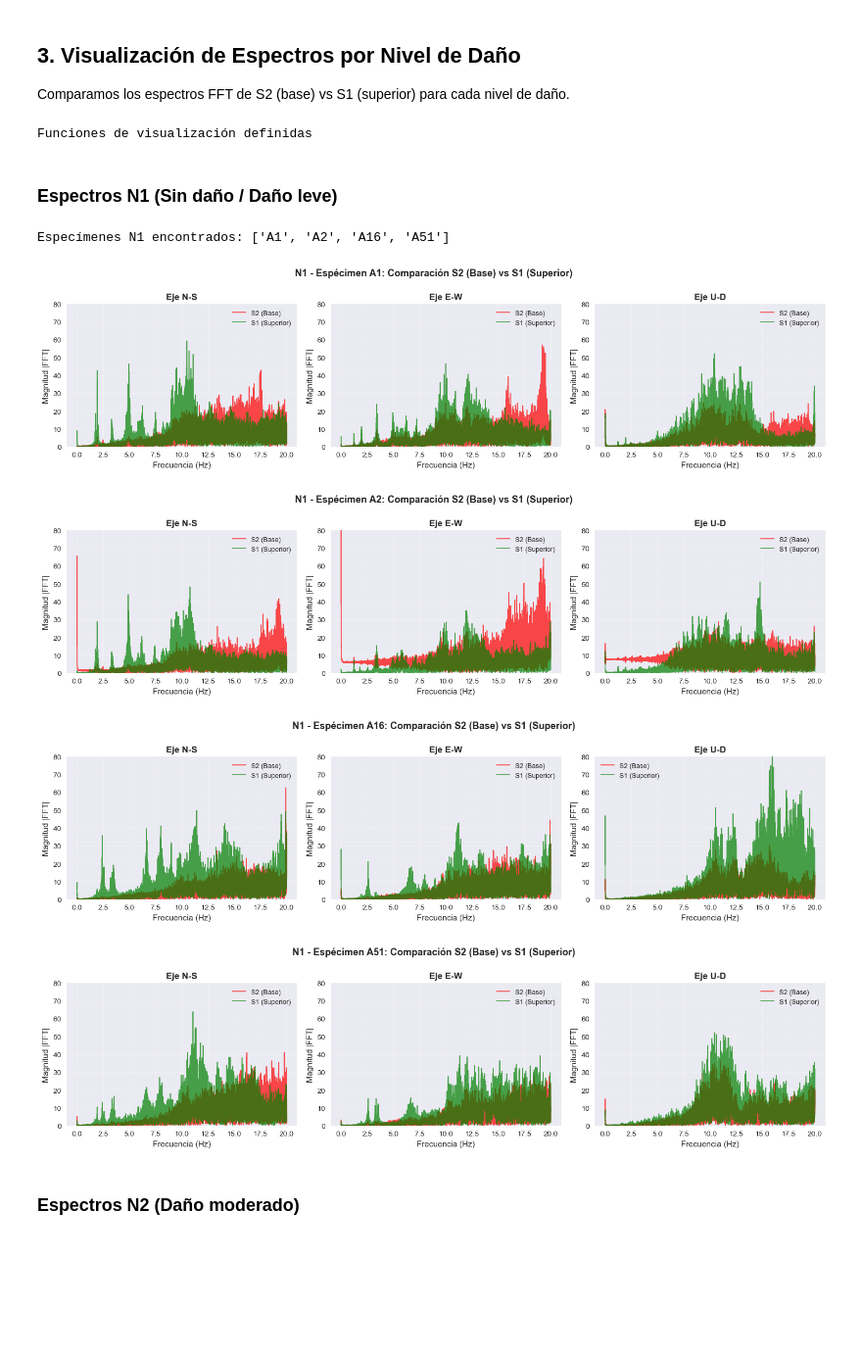
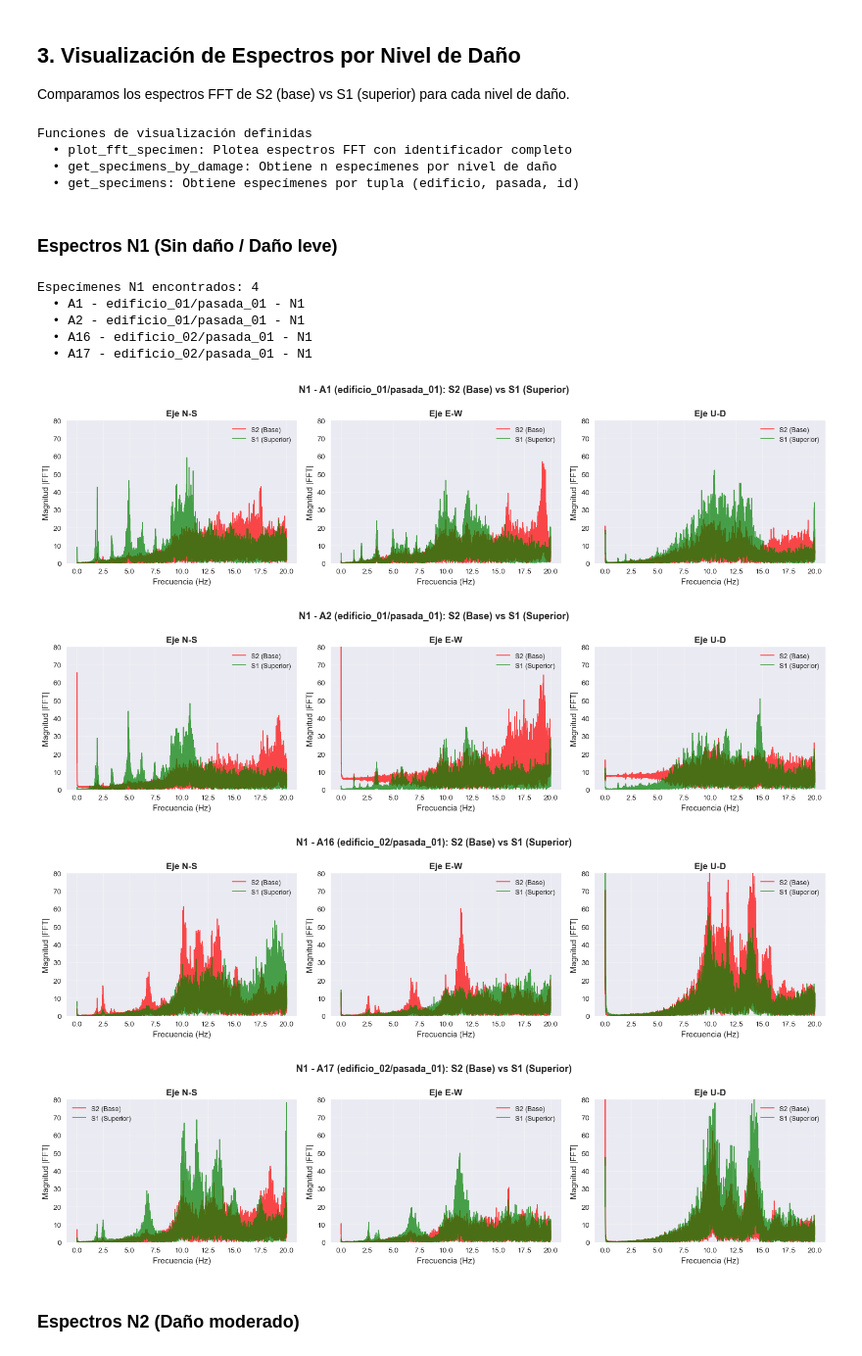
Before and after one commit to giansmart/deepsolation, a Jupyter notebook: src/notebooks_eda/2_clustering_fft_kmeans.ipynb, the cells around one changed output. Shown at 98% size. Saved outputs shown, nothing was run; the diff lists cells and outputs as text; code cells hidden in the pictures; blank space fills up the shorter version.

```diff
--- a/src/notebooks_eda/2_clustering_fft_kmeans.ipynb
+++ b/src/notebooks_eda/2_clustering_fft_kmeans.ipynb
@@ -78,7 +81,7 @@ print(f"   🎯 Especímenes a cargar: Solo base (A1, A2, ... sin -2, -3)")
 paired_data = load_paired_signals(
     signals_dir=SIGNALS_DIR,
     labels_csv=LABELS_CSV,
-    base_specimens_only=True,  # Solo especímenes base (1 medición por aislador)
+    pasada='pasada_01',        # Solo primera pasada (evita duplicados entre edificios)
     target_length=60000,       # Estandarizar a 60,000 muestras (10 min @ 100Hz)
     verbose=True               # Mostrar progreso detallado
 )
@@ -286,9 +295,11 @@ def plot_fft_specimen(pair: dict, freq_max: float = 20.0, y_max: float = 80.0, f
     """
     specimen_id = pair['specimen_id']
     nivel = pair['nivel_dano']
+    edificio = pair.get('edificio', 'N/A')
+    pasada = pair.get('pasada', 'N/A')
 
     fig, axes = plt.subplots(1, 3, figsize=figsize)
-    fig.suptitle(f'{nivel} - Espécimen {specimen_id}: Comparación S2 (Base) vs S1 (Superior)',
+    fig.suptitle(f'{nivel} - {specimen_id} ({edificio}/{pasada}): S2 (Base) vs S1 (Superior)',
                  fontsize=13, fontweight='bold')
 
     axis_names = ['N-S', 'E-W', 'U-D']
@@ -322,38 +333,73 @@ def get_specimens_by_damage(fft_data: list, nivel: str, n: int = 3) -> list:
     return specimens[:n]
 
 
-def get_specimens_by_id(fft_data: list, specimen_ids: list) -> list:
-    """Obtiene especímenes por sus IDs específicos."""
-    specimens = [p for p in fft_data if p['specimen_id'] in specimen_ids]
-    # Mantener el orden solicitado
-    ordered = []
-    for sid in specimen_ids:
-        for s in specimens:
-            if s['specimen_id'] == sid:
-                ordered.append(s)
+def get_specimens(fft_data: list, specimen_specs: list) -> list:
+    """
+    Obtiene especímenes por identificador completo (edificio, pasada, specimen_id).
+
+    Args:
+        fft_data: Lista de diccionarios con datos FFT
+        specimen_specs: Lista de tuplas (edificio, pasada, specimen_id)
+
+    Returns:
+        Lista de especímenes en el orden solicitado
+
+    Example:
+        >>> get_specimens(data, [
+        ...     ('edificio_01', 'pasada_01', 'A1'),
+        ...     ('edificio_02', 'pasada_01', 'A2')
+        ... ])
+    """
+    specimens = []
+    for spec in specimen_specs:
+        edificio, pasada, specimen_id = spec
+        for p in fft_data:
+            if (p.get('edificio') == edificio and
+                p.get('pasada') == pasada and
+                p['specimen_id'] == specimen_id):
+                specimens.append(p)
                 break
-    return ordered
+    return specimens
 
 
 print("Funciones de visualización definidas")
+print("  • plot_fft_specimen: Plotea espectros FFT con identificador completo")
+print("  • get_specimens_by_damage: Obtiene n especímenes por nivel de daño")
+print("  • get_specimens: Obtiene especímenes por tupla (edificio, pasada, id)")
 # %% [output]
 Funciones de visualización definidas
+  • plot_fft_specimen: Plotea espectros FFT con identificador completo
+  • get_specimens_by_damage: Obtiene n especímenes por nivel de daño
+  • get_specimens: Obtiene especímenes por tupla (edificio, pasada, id)
 # %% [markdown]
 ### Espectros N1 (Sin daño / Daño leve)
 # %%
-# Visualizar 3 ejemplos de N1
-# specimens_n1 = get_specimens_by_damage(fft_data, 'N1', n=3)
-specimens_n1 = get_specimens_by_id(fft_data, ['A1','A2','A16','A51']) # 2 primer dataset, 2 ultimo dataset
-print(f"Especímenes N1 encontrados: {[s['specimen_id'] for s in specimens_n1]}\n")
+# Visualizar ejemplos de N1 de diferentes edificios
+specimens_n1 = get_specimens(fft_data, [
+    ('edificio_01', 'pasada_01', 'A1'),
+    ('edificio_01', 'pasada_01', 'A2'),
+    ('edificio_02', 'pasada_01', 'A16'),
+    ('edificio_02', 'pasada_01', 'A17'),
+    ('edificio_02', "pasada_02", 'A17')
+])
 
+print(f"Especímenes N1 encontrados: {len(specimens_n1)}")
+for s in specimens_n1:
+    print(f"  • {s['specimen_id']} - {s.get('edificio', 'N/A')}/{s.get('pasada', 'N/A')} - {s['nivel_dano']}")
+
+print()
 for specimen in specimens_n1:
     plot_fft_specimen(specimen)
 # %% [output]
-Especímenes N1 encontrados: ['A1', 'A2', 'A16', 'A51']
+Especímenes N1 encontrados: 4
+  • A1 - edificio_01/pasada_01 - N1
+  • A2 - edificio_01/pasada_01 - N1
+  • A16 - edificio_02/pasada_01 - N1
+  • A17 - edificio_02/pasada_01 - N1
 [figure]
 [figure]
-[figure, old version]
+[figure, new version]
-[figure, old version]
+[figure, new version]
 # %% [markdown]
 ### Espectros N2 (Daño moderado)
 # %%
```
Also changed, not shown: parts of 21 cells of this notebook, 5 other files.
